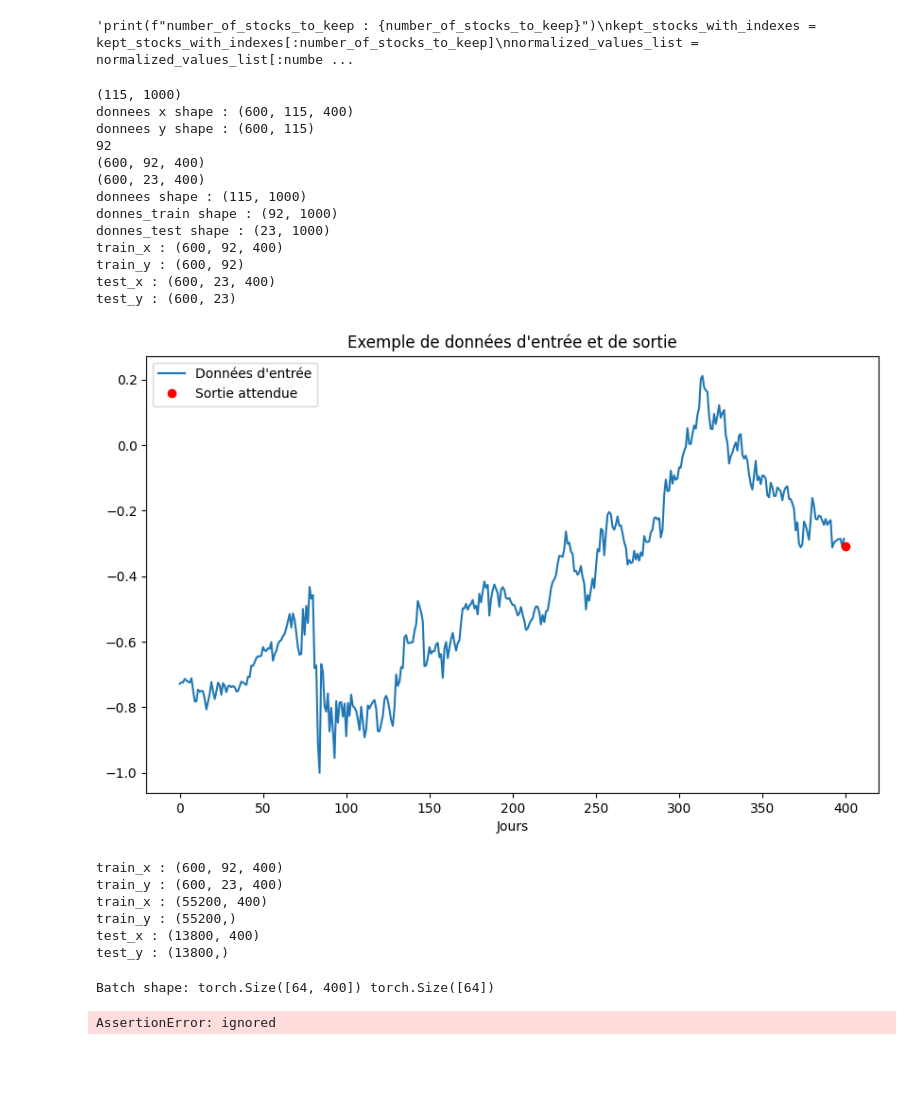
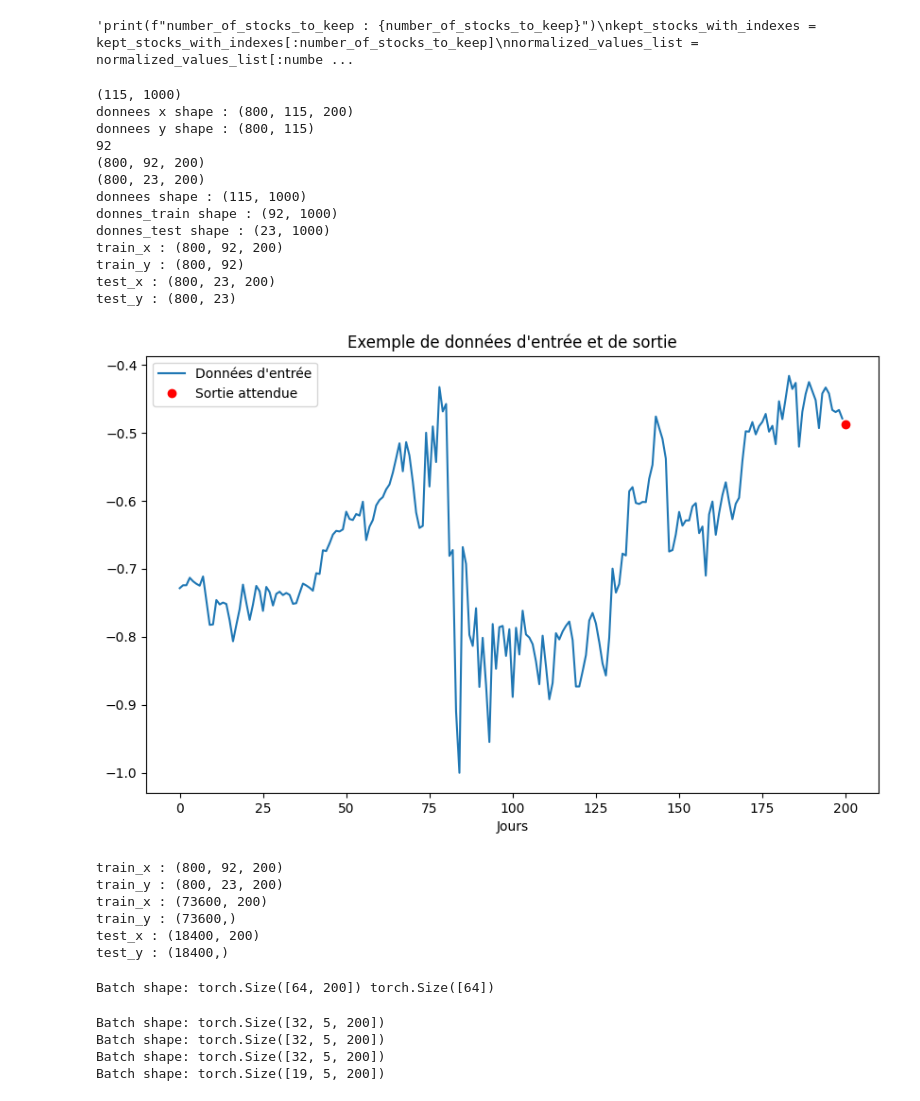
Before and after one commit to MaximeSzymanski/StocksClusteringVAE, a Jupyter notebook: VAE_stocks.ipynb, the cells around one changed output. Cells and saved outputs as stored; diff of their text form; code cells hidden in the pictures; blank space fills up the shorter version.

```diff
--- a/VAE_stocks.ipynb
+++ b/VAE_stocks.ipynb
@@ -185,7 +185,7 @@ def preparer_dataset(data, longueur_sequence):
     return np.array(sequences_x), np.array(sequences_y)
 
 # Définir la longueur de la séquence pour l'entrée du réseau de neurones
-longueur_sequence = 400
+longueur_sequence = 200
 
 # Préparer le dataset avec la fonction définie
 donnees_x, donnees_y = preparer_dataset(donnees, longueur_sequence)
@@ -200,42 +200,42 @@ train_y, test_y = np.split(donnees_y, [stocks_train], axis=1)
 # Diviser les données en ensembles d'entraînement et de test
 print(stocks_train)
 print(train_x.shape)
 print(test_x.shape)
 
 donnes_train = donnees[:][:stocks_train]
 donnes_test = donnees[:][stocks_train:]
 print(f"donnees shape : {donnees.shape}")
 print(f"donnes_train shape : {donnes_train.shape}")
 print(f"donnes_test shape : {donnes_test.shape}")
 
 # Plot des données d'entrée et de sortie
 indice_stock = 0  # Indice du stock à visualiser
 print(f"train_x : {train_x.shape}")
 print(f"train_y : {train_y.shape}")
 print(f"test_x : {test_x.shape}")
 print(f"test_y : {test_y.shape}")
 plt.figure(figsize=(10, 6))
 plt.plot(range(longueur_sequence), train_x[0][indice_stock], label='Données d\'entrée')
 plt.plot(longueur_sequence, train_y[0][indice_stock], 'ro', label='Sortie attendue')
 plt.title('Exemple de données d\'entrée et de sortie')
 plt.xlabel('Jours')
 plt.legend()
 plt.show()
 # %% [output]
 (115, 1000)
-donnees x shape : (600, 115, 400)
-donnees y shape : (600, 115)
+donnees x shape : (800, 115, 200)
+donnees y shape : (800, 115)
 92
-(600, 92, 400)
-(600, 23, 400)
+(800, 92, 200)
+(800, 23, 200)
 donnees shape : (115, 1000)
 donnes_train shape : (92, 1000)
 donnes_test shape : (23, 1000)
-train_x : (600, 92, 400)
-train_y : (600, 92)
-test_x : (600, 23, 400)
-test_y : (600, 23)
+train_x : (800, 92, 200)
+train_y : (800, 92)
+test_x : (800, 23, 200)
+test_y : (800, 23)
-[figure, old version]
+[figure, new version]
 # %%
 import torch
 from torch.utils.data import Dataset, DataLoader
@@ -277,12 +277,12 @@ batch_size = 64
 train_loader = DataLoader(train_dataset, batch_size=batch_size, shuffle=True)
 test_loader = DataLoader(test_dataset, batch_size=batch_size, shuffle=False)
 # %% [output]
-train_x : (600, 92, 400)
-train_y : (600, 23, 400)
-train_x : (55200, 400)
-train_y : (55200,)
-test_x : (13800, 400)
-test_y : (13800,)
+train_x : (800, 92, 200)
+train_y : (800, 23, 200)
+train_x : (73600, 200)
+train_y : (73600,)
+test_x : (18400, 200)
+test_y : (18400,)
 # %%
 for input,output in train_loader:
     # Process each batch
@@ -290,7 +290,7 @@ for input,output in train_loader:
     # Your processing logic here
     break
 # %% [output]
-Batch shape: torch.Size([64, 400]) torch.Size([64])
+Batch shape: torch.Size([64, 200]) torch.Size([64])
 # %%
 import torch
 from torch.utils.data import Dataset, DataLoader
@@ -306,7 +306,7 @@ class StockDataset(Dataset):
         return self.data[idx]
 
 # Use the previously prepared data
-sub_series_length = 400
+sub_series_length = 200
 stock_symbols = [stock[1] for stock in kept_stocks_with_indexes]
 
 # Check that the length of each normalized series is divisible by sub_series_length
@@ -337,7 +337,10 @@ for batch in data_loader:
     print("Batch shape:", batch.shape)  # Adjust this according to your processing needs
     # Your processing logic here
 # %% [output]
-AssertionError: ignored
+Batch shape: torch.Size([32, 5, 200])
+Batch shape: torch.Size([32, 5, 200])
+Batch shape: torch.Size([32, 5, 200])
+Batch shape: torch.Size([19, 5, 200])
 # %%
 """# plot the first stock in the train set
 plt.figure(figsize=(10, 6))
```
Also changed, not shown: parts of 26 cells of this notebook.
